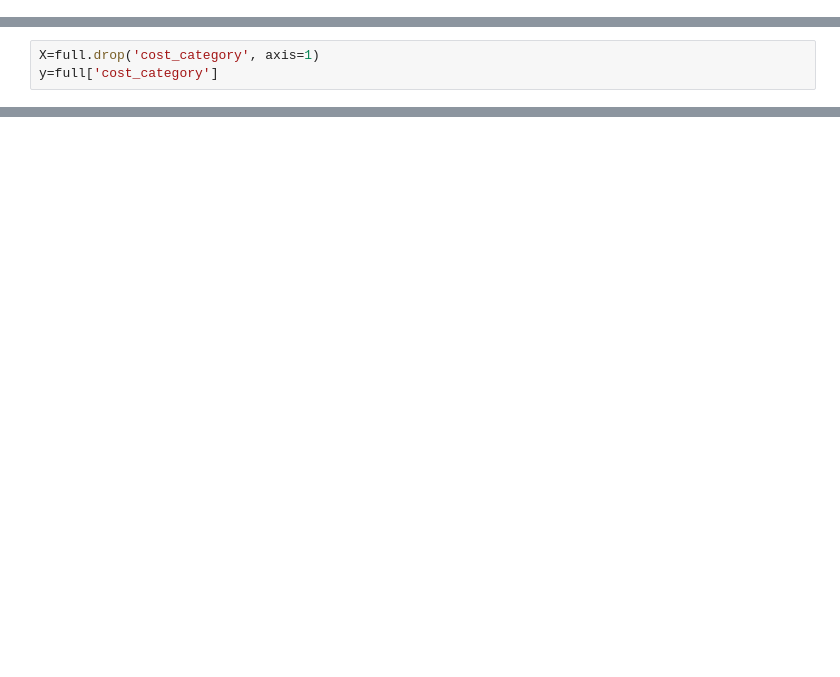
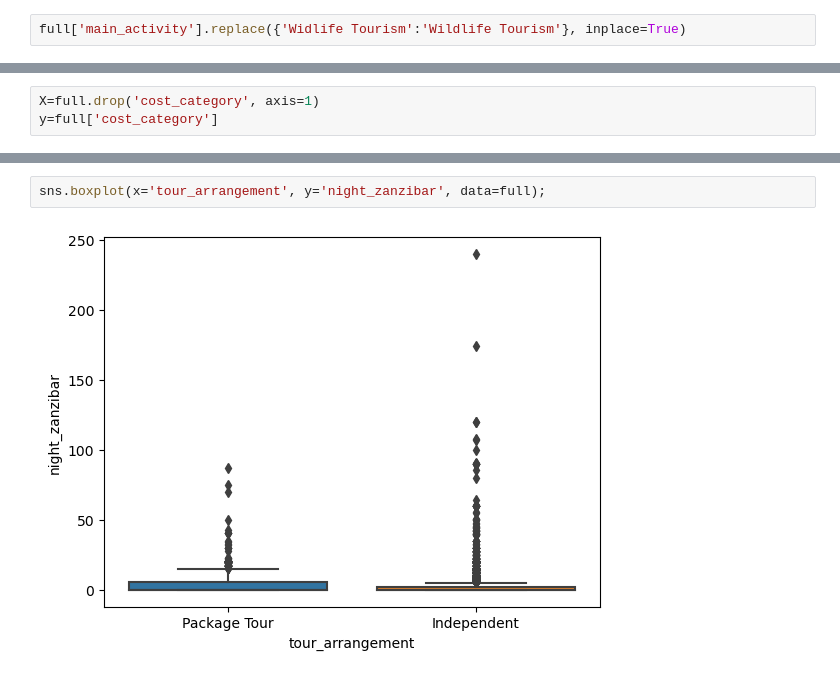
Before and after one commit to Njaramba-Riri/expenditure-prediction, a Jupyter notebook: Models/Feature_Eng.ipynb, the cells around one changed output, grey strips where cells are left out. Drawn from its saved outputs; the diff is of its cells as text; blank space fills up the shorter version.

```diff
--- a/Models/Feature_Eng.ipynb
+++ b/Models/Feature_Eng.ipynb
@@ -193,0 +222,2 @@ cost_category 7
+# %%
+full['main_activity'].replace({'Widlife Tourism':'Wildlife Tourism'}, inplace=True)
@@ -240,0 +324,4 @@ trial(X, y)
+# %%
+sns.boxplot(x='tour_arrangement', y='night_zanzibar', data=full);
+# %% [output]
+[figure, added]
```
Also changed, not shown: parts of 12 cells of this notebook.
